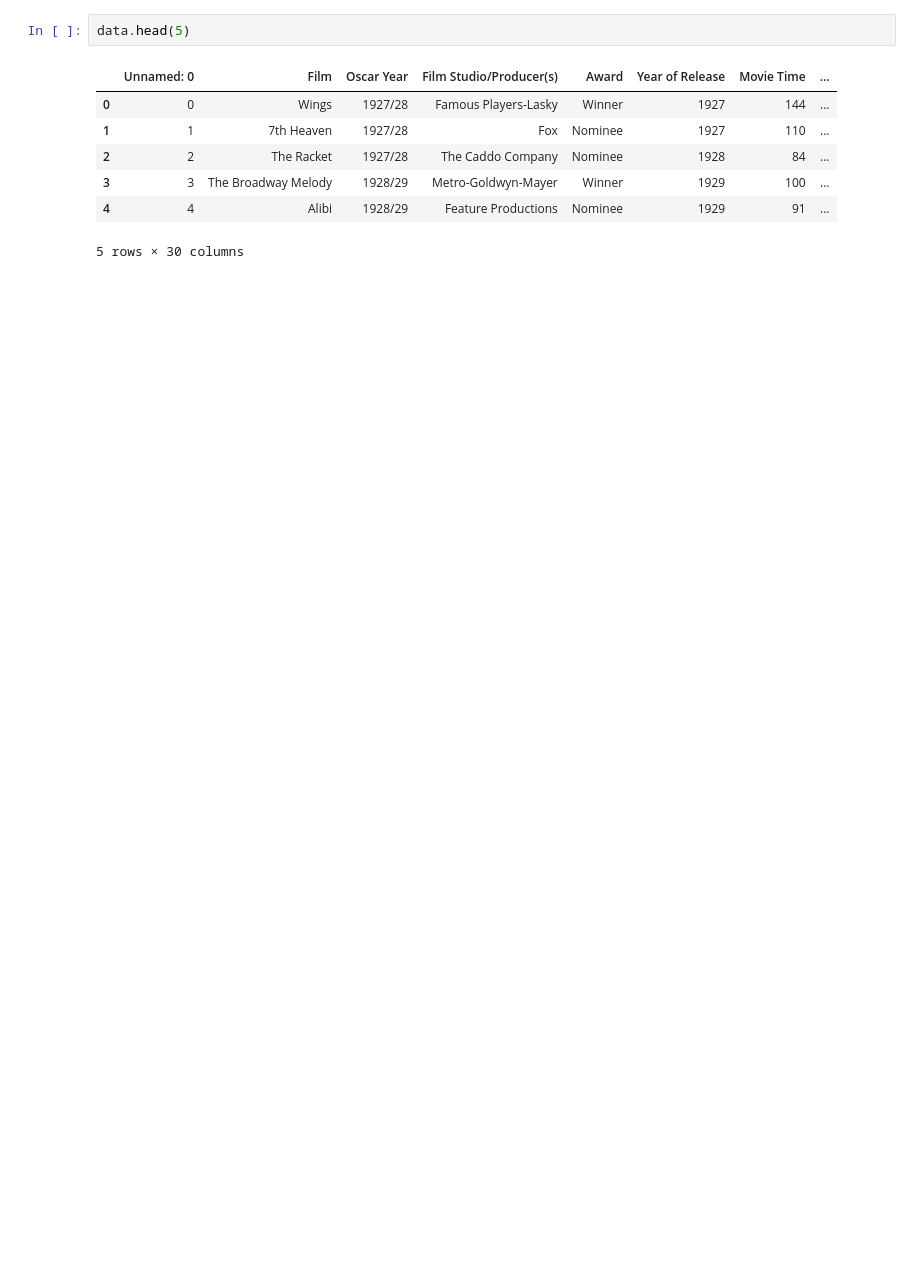
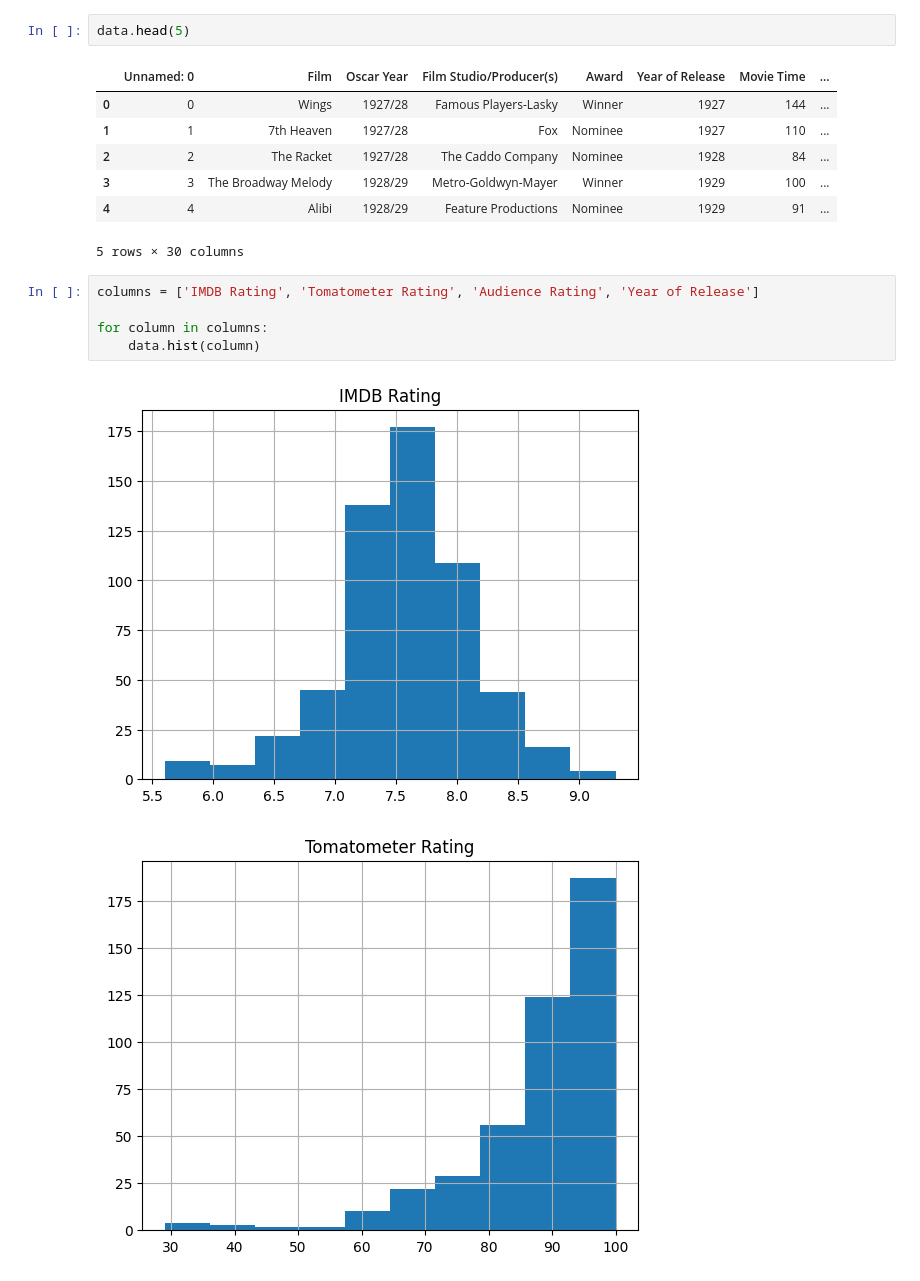
Before and after one commit to MaksimSmolenkov/3, a Jupyter notebook: Практ_6.ipynb, the cells around one changed output. Cells and saved outputs as stored; diff of their text form; blank space fills up the shorter version.

```diff
--- a/Практ_6.ipynb
+++ b/Практ_6.ipynb
@@ -73,3 +85,11 @@ data.head(5)
 | 3 | 3 | The Broadway Melody | 1928/29 | Metro-Goldwyn-Mayer | Winner | 1929 | 100 | ... |
 | 4 | 4 | Alibi | 1928/29 | Feature Productions | Nominee | 1929 | 91 | ... |
 5 rows × 30 columns
+# %%
+columns = ['IMDB Rating', 'Tomatometer Rating', 'Audience Rating', 'Year of Release']
+
+for column in columns:
+    data.hist(column)
+# %% [output]
+[figure, added]
+[figure, added]
```
Also changed, not shown: parts of 3 cells of this notebook.
